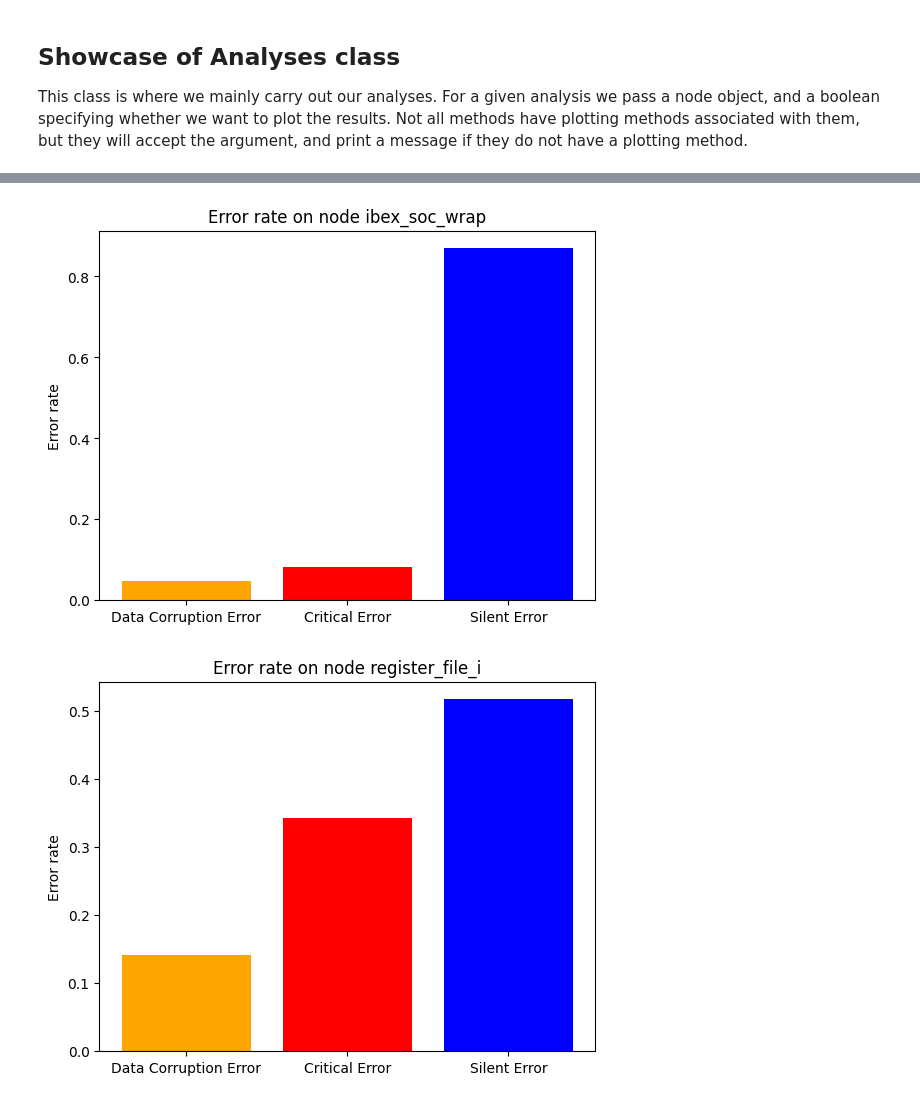
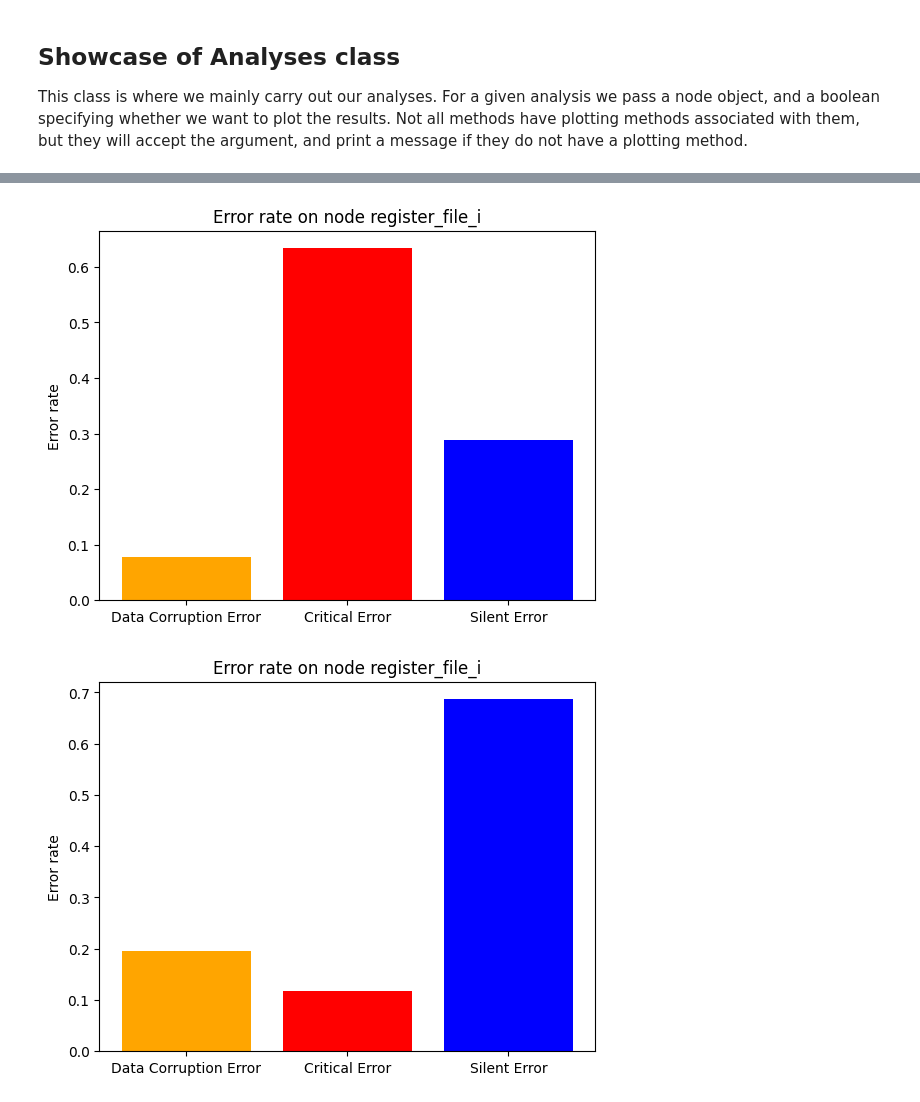
Before and after one commit to ahll19/PULSE, a Jupyter notebook: main.ipynb, the cells around one changed output, grey strips where cells are left out. Saved outputs shown, nothing was run; the diff lists cells and outputs as text; code cells hidden in the pictures.

```diff
--- a/main.ipynb
+++ b/main.ipynb
@@ -18,0 +22,3 @@ from src import RegisterTree, Analyses
+# %%
+config = Config()
+config.possible_configs
@@ -19,8 +29,13 @@ from src import RegisterTree, Analyses
 # %%
-register_tree = RegisterTree(data_directory="data", data_loading_timeout=120)
+
+vanilla_conf = config.set_config("coremark")
+hwsec_conf = Config("coremark_hwsec")
+
+vanilla_reg_tree = RegisterTree(config)
+hwsec_reg_tree = RegisterTree(hwsec_conf)
 
 print(f"Could read the following files:")
-for i, file_name in enumerate(register_tree.no_reg_runs):
+for i, file_name in enumerate(vanilla_reg_tree.no_reg_runs):
     print(f"\t{file_name}")
     if i > 4:
         print("\t.\n\t.\n\t.")
@@ -103,7 +122,10 @@ _ = Analyses.error_rate_over_time(register_tree.root, plot=True)
 # %%
-_ = Analyses.error_rate_by_type(register_tree.root, plot=True)
-_ = Analyses.error_rate_by_type(node, plot=True)
+vanilla_node = vanilla_reg_tree.get_node_by_path(register_name)
+hwsec_node = hwsec_reg_tree.get_node_by_path(register_name)
+
+_ = Analyses.error_rate_by_type(vanilla_node, plot=True)
+_ = Analyses.error_rate_by_type(hwsec_node, plot=True)
 # %% [output]
-[figure, old version]
+[figure, new version]
-[figure, old version]
+[figure, new version]
 # %%
```
Also changed, not shown: parts of 7 cells of this notebook, 1 other file.
